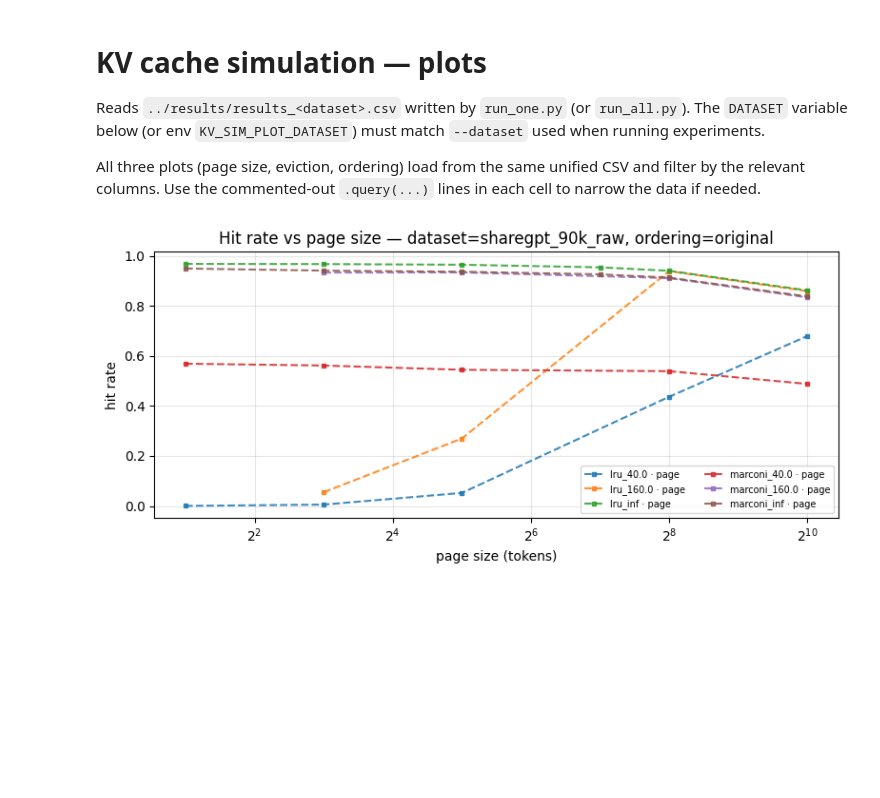
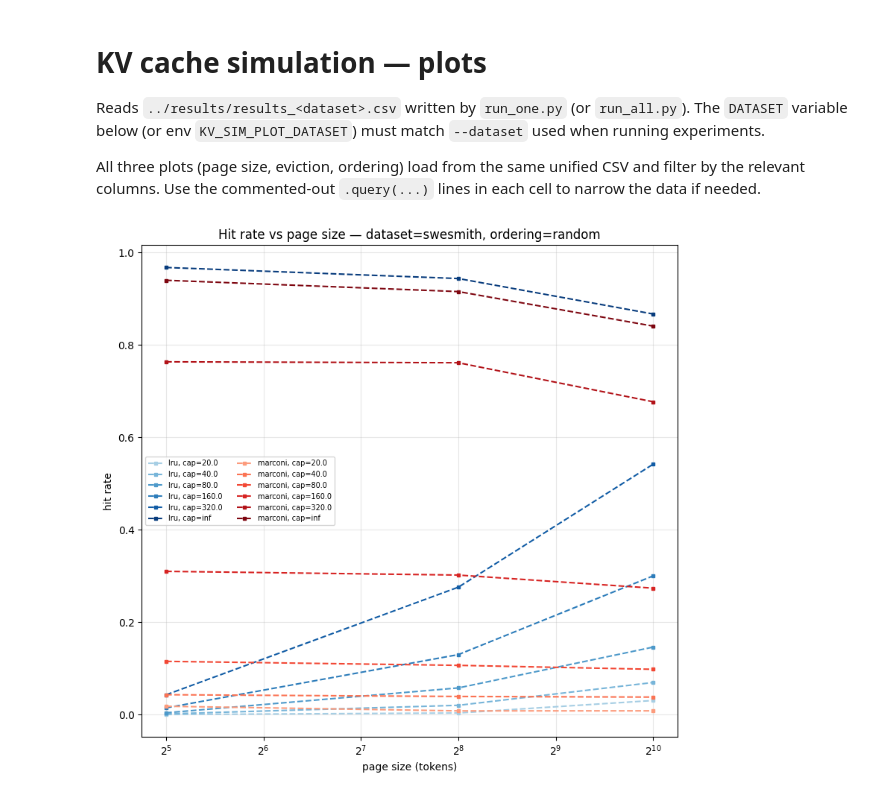
Before and after one commit to howarlii/LLM-prefix-caching-simulator, a Jupyter notebook: analysis/plot_results.ipynb, the cells around one changed output. Drawn from its saved outputs; the diff is of its cells as text; code cells hidden in the pictures; blank space fills up the shorter version.

```diff
--- a/analysis/plot_results.ipynb
+++ b/analysis/plot_results.ipynb
@@ -11,6 +11,7 @@ import os
 from pathlib import Path
 
 import matplotlib.pyplot as plt
+import numpy as np
 import pandas as pd
 
 ROOT = Path("..").resolve()
@@ -20,6 +21,12 @@ RES = ROOT / "results"
 DATASET = os.environ.get("KV_SIM_PLOT_DATASET", "loogle")
 # DATASET = 'narrativeqa'
 DATASET = 'sharegpt_90k_raw'
+DATASET = 'swesmith'
+
+ORDERING = "random"  # original | min_distance | max_distance | random
+
+# Color families per strategy — used across all plots
+_STRAT_CMAP_NAMES = ["Blues", "Reds", "Greens", "Purples", "Oranges"]
 # %%
 def load_results_csv(dataset: str | None = None) -> pd.DataFrame | None:
     """Load ``results_{dataset}.csv`` written by run_one.py."""
@@ -31,67 +38,50 @@ def load_results_csv(dataset: str | None = None) -> pd.DataFrame | None:
     return pd.read_csv(p)
 # %%
 df_ps = load_results_csv()
-ordering = "original"  # or min_distance, max_distance, random
-# ordering = "random"  # or min_distance, max_distance, random
 if df_ps is not None and len(df_ps):
-    # If one CSV mixes runs, narrow here, e.g.:
-    # df_ps = df_ps.query("ordering == 'original' and capacity_spec == 'inf'")
-
     df_ps = df_ps.copy()
     df_ps["page_size"] = pd.to_numeric(df_ps["page_size"], errors="coerce")
-    # df_ps = df_ps[df_ps["capacity_spec"] == "inf"]
-
+    df_ps = df_ps[df_ps["ordering"] == ORDERING]
     df_ps = df_ps.dropna(subset=["page_size"]).sort_values("page_size")
 
     ds_list = sorted(df_ps["dataset"].dropna().unique())
     if not ds_list:
         print("No 'dataset' column values to plot.")
     else:
         fig, axes = plt.subplots(
-            len(ds_list), 1, figsize=(8, max(3.5, 3.8 * len(ds_list))), squeeze=False
+            len(ds_list), 1, figsize=(8, max(3.5*2, 2*3.8 * len(ds_list))), squeeze=False
         )
-        cmap = plt.get_cmap("tab10")
         for ax, ds in zip(axes.ravel(), ds_list):
             sub = df_ps[df_ps["dataset"] == ds]
-            sub = sub[sub["ordering"] == ordering]
             strategies = sorted(sub["strategy"].dropna().unique())
-            capacity = sorted(sub["capacity_spec"].dropna().unique())
-            colj = 0
+            strat_cmaps = {s: plt.get_cmap(_STRAT_CMAP_NAMES[i % len(_STRAT_CMAP_NAMES)])
+                           for i, s in enumerate(strategies)}
+            capacity = sorted(sub["capacity_spec"].dropna().unique(),
+                              key=lambda c: float("inf") if c == "inf" else float(c))
+            cap_pos = {c: v for c, v in zip(capacity, np.linspace(0.35, 0.95, len(capacity)))}
             for strat in strategies:
                 for cap in capacity:
-                    if cap not in ["inf", float("inf"), 40, 160]:
-                        continue
-                    g = sub[sub["strategy"] == strat]
-                    g = g[g["capacity_spec"] == cap].sort_values("page_size")
-                    c = cmap(colj % 10)
-                    colj = colj + 1
-                    # ax.plot(
-                    #     g["page_size"],
-                    #     g["token_level_hit_rate"],
-                    #     "o-",
-                    #     color=c,
-                    #     label=f"{strat}_{cap} · token",
-                    #     ms=4,
-                    # )
+                    # if cap not in ["inf", float("inf"), 40, 160]:
+                    #     continue
+                    g = sub[(sub["strategy"] == strat) & (sub["capacity_spec"] == cap)].sort_values("page_size")
                     ax.plot(
                         g["page_size"],
                         g["page_level_hit_rate"],
                         "s--",
-                        color=c,
-                        label=f"{strat}_{cap} · page",
+                        color=strat_cmaps[strat](cap_pos[cap]),
+                        label=f"{strat}, cap={cap}",
                         ms=3,
-                        alpha=0.85,
                     )
             ax.set_xscale("log", base=2)
             ax.set_xlabel("page size (tokens)")
             ax.set_ylabel("hit rate")
             ax.legend(loc="best", fontsize=7, ncol=2)
-            ax.set_title(f"Hit rate vs page size — dataset={ds}, ordering={ordering}")
+            ax.set_title(f"Hit rate vs page size — dataset={ds}, ordering={ORDERING}")
             ax.grid(True, alpha=0.3)
         plt.tight_layout()
         plt.show()
 # %% [output]
-[figure, old version]
+[figure, new version]
 # %%
 def _capacity_rank(s) -> float:
     t = str(s).lower().replace("gb", "").strip()
```
Also changed, not shown: parts of 3 cells of this notebook, 3 other files.
